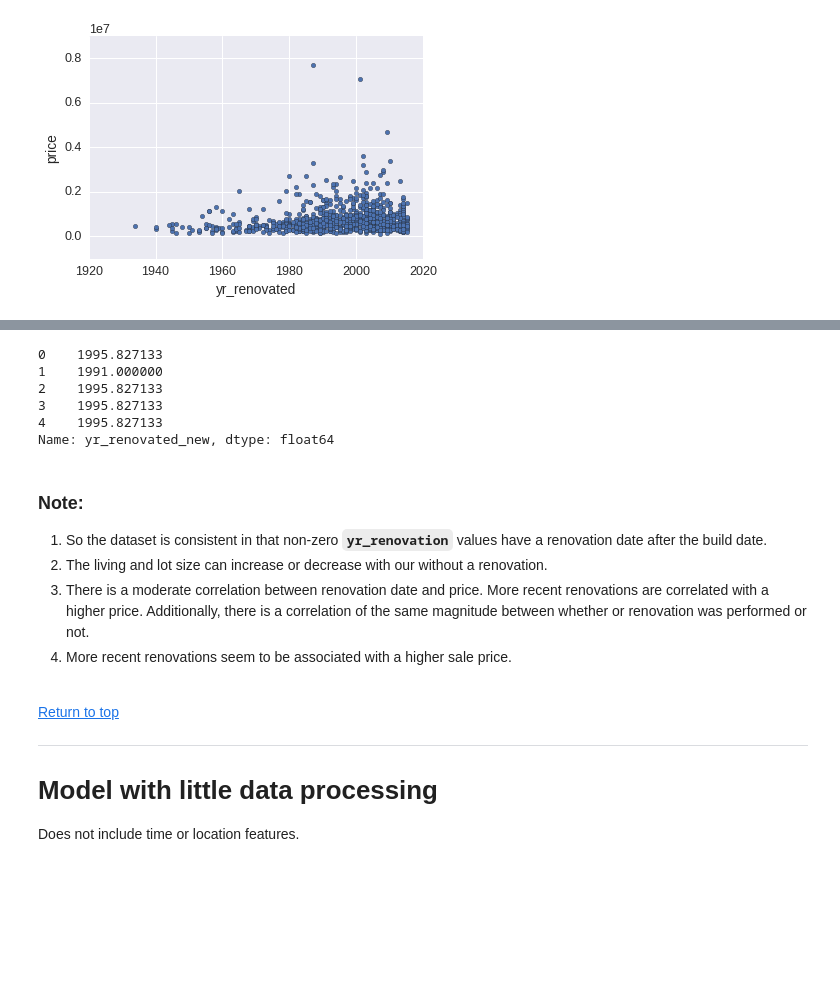
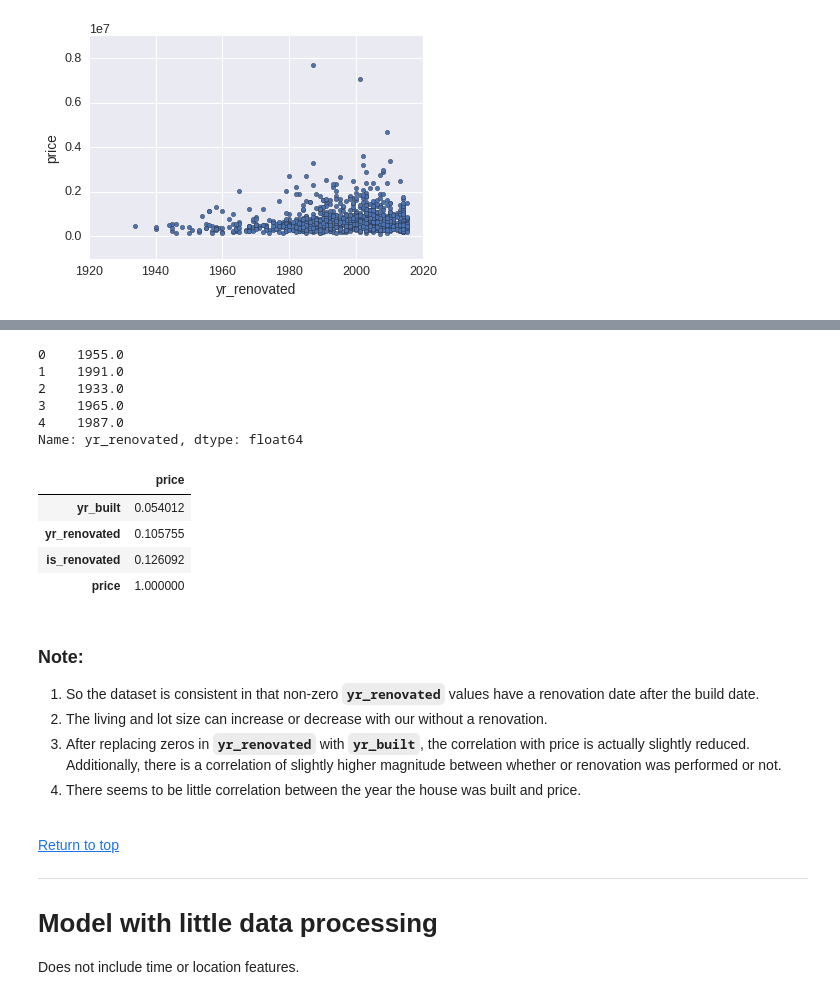
Before and after one commit to dbricare/kaggle, a Jupyter notebook: KingCountyHomePrices/RegressionHousingPrices.ipynb, the cells around one changed output, grey strips where cells are left out. Drawn from its saved outputs; the diff is of its cells as text; code cells hidden in the pictures; blank space fills up the shorter version.

Commit message:
updated maps and yr_renovated feature

```diff
--- a/KingCountyHomePrices/RegressionHousingPrices.ipynb
+++ b/KingCountyHomePrices/RegressionHousingPrices.ipynb
@@ -289,31 +308,38 @@ OLS Regression Results
 # %%
-# create new yr_renovated feature where zeros are replaced with NaNs then imputed with the mean
-
-yrmean = df['yr_renovated'][df['yr_renovated']!=0].mean()
+# create new yr_renovated feature where zeros are replaced with the year house was built
 
 def yrreplace(x):
     if x==0:
-        return yrmean
+        return np.nan
     else:
         return x
 
-df['yr_renovated_new'] = df['yr_renovated'].apply(yrreplace)
+df['yr_renovated'] = df['yr_renovated'].apply(yrreplace)
+df['yr_renovated'].fillna(df['yr_built'], inplace=True)
 
-df['yr_renovated_new'].head()
+df['yr_renovated'].head()
 # %% [output]
-0    1995.827133
-1    1991.000000
-2    1995.827133
-3    1995.827133
-4    1995.827133
-Name: yr_renovated_new, dtype: float64
+0    1955.0
+1    1991.0
+2    1933.0
+3    1965.0
+4    1987.0
+Name: yr_renovated, dtype: float64
+# %%
+df[['yr_built', 'yr_renovated', 'is_renovated', 'price']].corr()[['price']]
+# %% [output]
+|  | price |
+| yr_built | 0.054012 |
+| yr_renovated | 0.105755 |
+| is_renovated | 0.126092 |
+| price | 1.000000 |
 # %% [markdown]
 ### Note:
 
-1. So the dataset is consistent in that non-zero **`yr_renovation`** values have a renovation date after the build date.
+1. So the dataset is consistent in that non-zero **`yr_renovated`** values have a renovation date after the build date.
 1. The living and lot size can increase or decrease with our without a renovation.
-1. There is a moderate correlation between renovation date and price. More recent renovations are correlated with a higher price. Additionally, there is a correlation of the same magnitude between whether or renovation was performed or not.
-1. More recent renovations seem to be associated with a higher sale price.
+1. After replacing zeros in **`yr_renovated`** with **`yr_built`**, the correlation with price is actually slightly reduced. Additionally, there is a correlation of slightly higher magnitude between whether or renovation was performed or not.
+1. There seems to be little correlation between the year the house was built and price.
 # %%
 # save progress
 df.to_csv('modified01.csv.gz', sep=',', index=False, compression='gzip')
```
Also changed, not shown: parts of 5 cells of this notebook, 2 other files.
